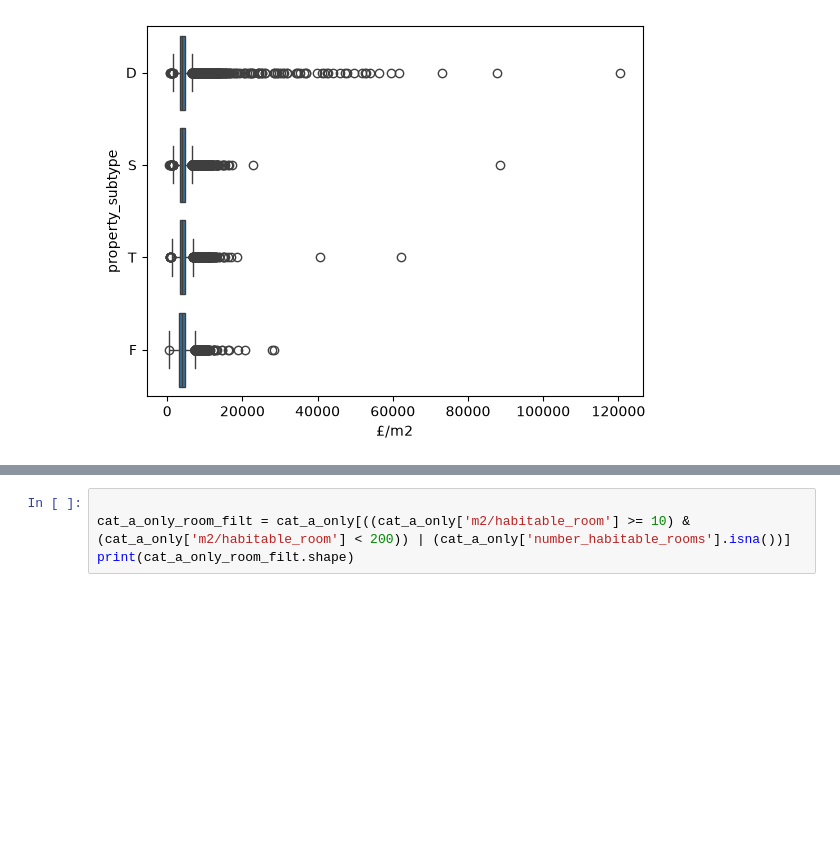
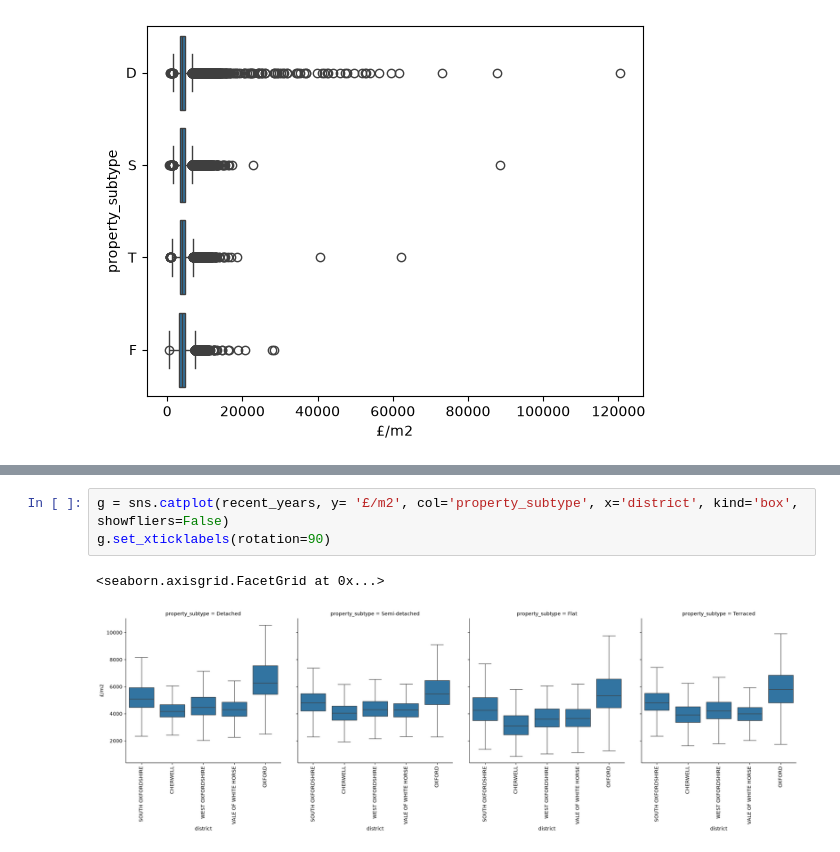
Before and after one commit to TomSCarter/oxfordshire-house-prices-dashboard, a Jupyter notebook: week_12_visuals_dashboards.ipynb, the cells around one changed output, grey strips where cells are left out. Cells and saved outputs as stored; diff of their text form; blank space fills up the shorter version.

Commit message:
Added initial facets

```diff
--- a/week_12_visuals_dashboards.ipynb
+++ b/week_12_visuals_dashboards.ipynb
@@ -199,4 +178,6 @@ cat_a_only[((cat_a_only['m2/habitable_room'] >= 9))].dropna(subset= 'm2/habitabl
-# %%
-
-cat_a_only_room_filt = cat_a_only[((cat_a_only['m2/habitable_room'] >= 10) & (cat_a_only['m2/habitable_room'] < 200)) | (cat_a_only['number_habitable_rooms'].isna())]
-print(cat_a_only_room_filt.shape)
+# %%
+g = sns.catplot(recent_years, y= '£/m2', col='property_subtype', x='district', kind='box', showfliers=False)
+g.set_xticklabels(rotation=90)
+# %% [output]
+<seaborn.axisgrid.FacetGrid at 0x...>
+[figure, added]
```
Also changed, not shown: parts of 13 cells of this notebook, 1 other file.
